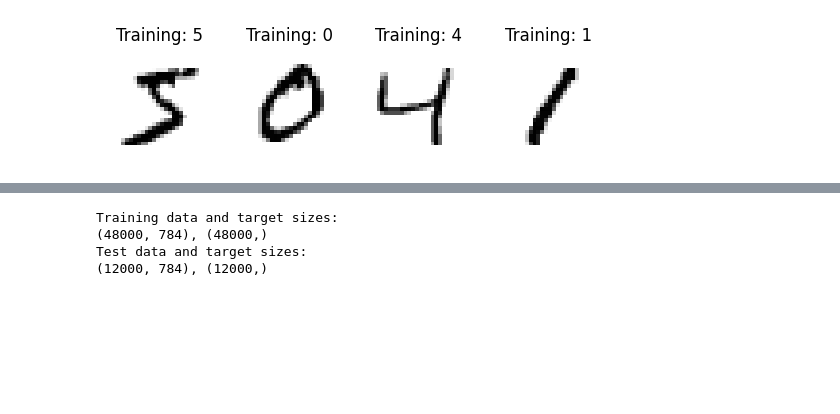
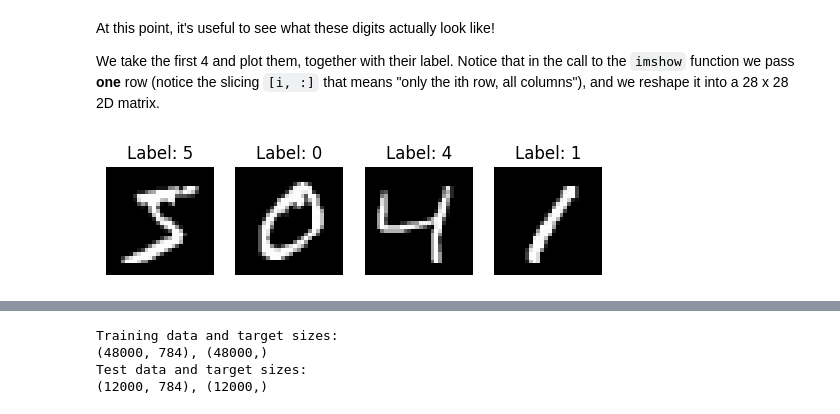
Before and after one commit to matteobarbieri/phd-school, a Jupyter notebook: notebooks/mnist-with-sklearn.ipynb, the cells around one changed output, grey strips where cells are left out. Drawn from its saved outputs; the diff is of its cells as text; code cells hidden in the pictures; blank space fills up the shorter version.

```diff
--- a/notebooks/mnist-with-sklearn.ipynb
+++ b/notebooks/mnist-with-sklearn.ipynb
@@ -24,11 +88,15 @@ labels_test = df_test.iloc[:, 0].to_numpy()
 
 data_tr = df_train.iloc[:, 1:].to_numpy()
 labels_tr = df_train.iloc[:, 0].to_numpy()
+# %% [markdown]
+At this point, it's useful to see what these digits actually look like!
+
+We take the first 4 and plot them, together with their label. Notice that in the call to the `imshow` function we pass **one** row (notice the slicing `[i, :]` that means "only the ith row, all columns"), and we reshape it into a 28 x 28 2D matrix.
 # %%
 for i in range(4):
-    plt.subplot(2, 4, i + 1)
-    plt.axis('off')
-    plt.imshow(data_tr[i, :].reshape((28, 28)), cmap=plt.cm.gray_r, interpolation='nearest')
-    plt.title('Training: %i' % labels_tr[i])
+    plt.subplot(2, 4, i + 1) # This is used to plot multiple things in a single figure
+    plt.axis('off') # Removes axis
+    plt.imshow(data_tr[i, :].reshape((28, 28)), cmap=plt.cm.gray, interpolation='nearest')
+    plt.title('Label: %i' % labels_tr[i])
 # %% [output]
-[figure, old version]
+[figure, new version]
```
Also changed, not shown: parts of 43 cells of this notebook.
